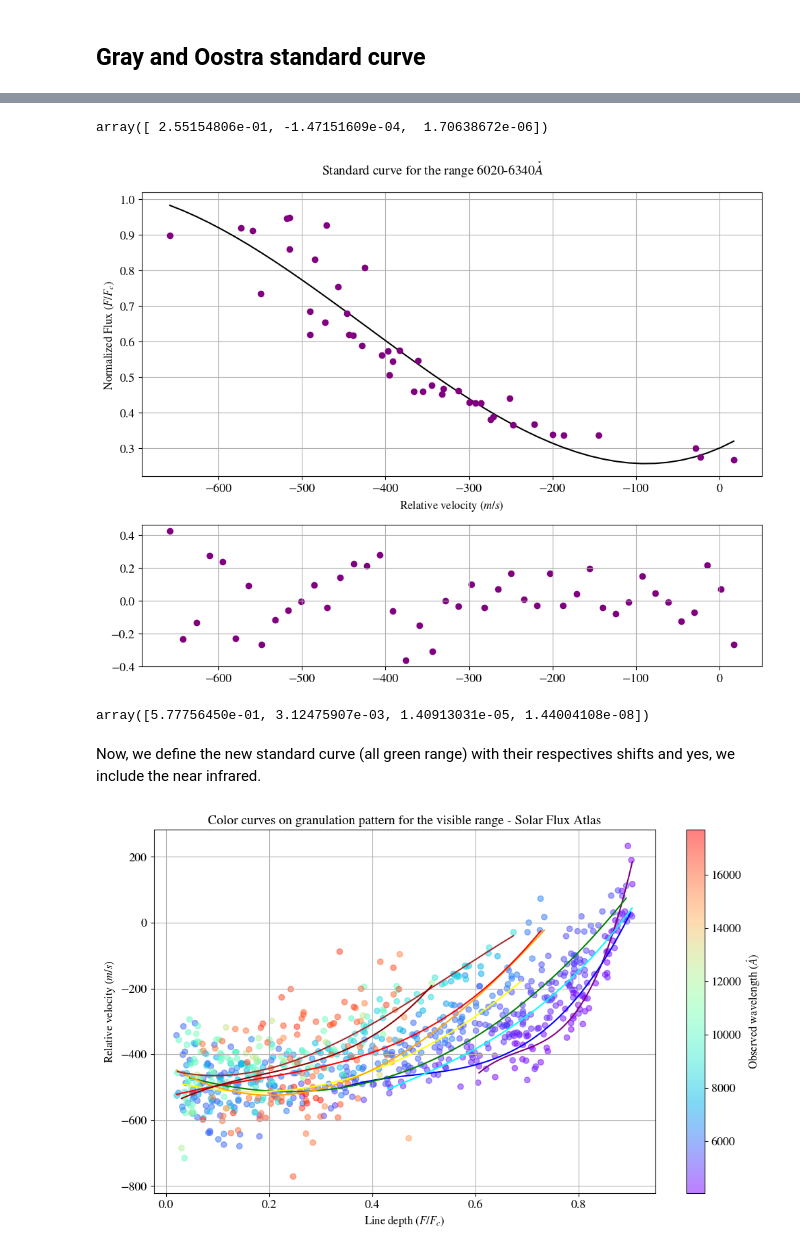
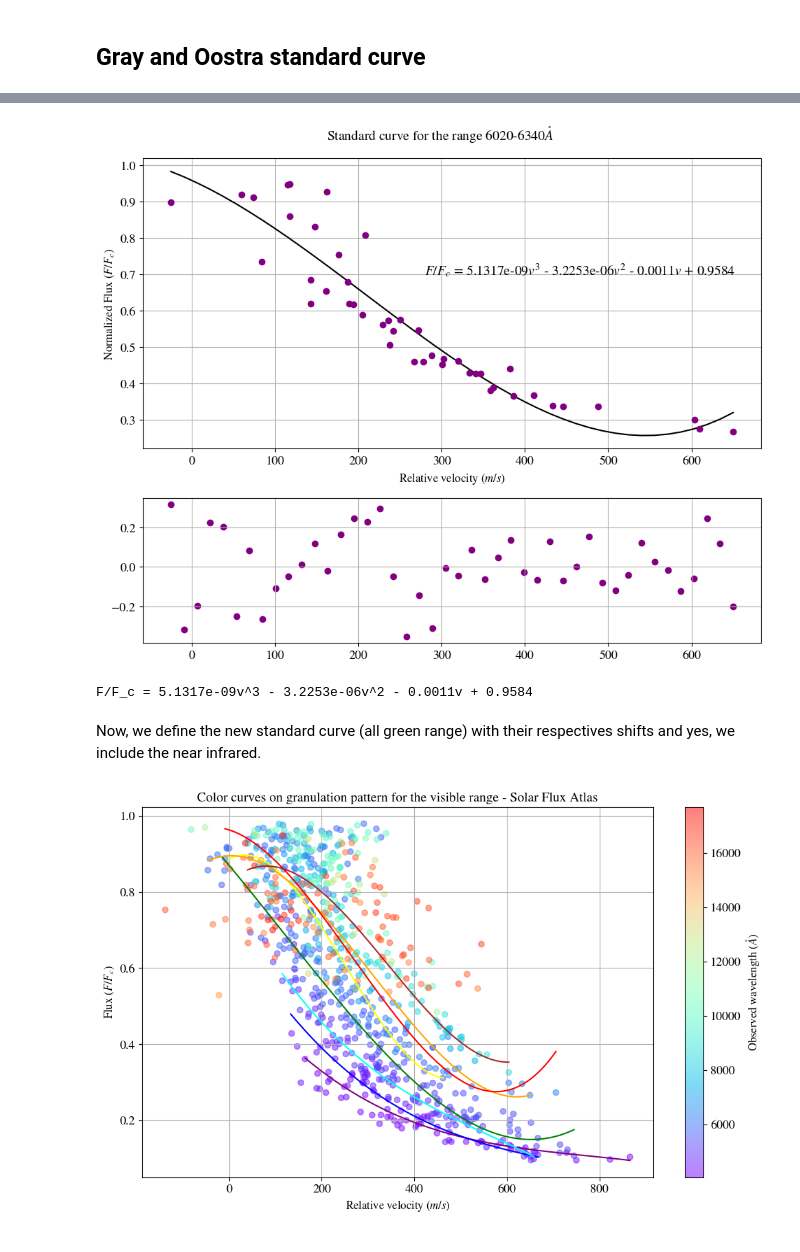
Before and after one commit to ccuellarn/Measurement-and-Characterization-of-Granulation-Patterns-in-the-IAG-Solar-Flux-Spectrum, a Jupyter notebook: Project/Characterization/Third signature/Standard_curves.ipynb, the cells around one changed output, grey strips where cells are left out. Cells and saved outputs as stored; diff of their text form; code cells hidden in the pictures.

Commit message:
Defined the standard curves

```diff
--- a/Project/Characterization/Third signature/Standard_curves.ipynb
+++ b/Project/Characterization/Third signature/Standard_curves.ipynb
@@ -155,19 +118,9 @@ fig.tight_layout()
-# %%
-data_curve = pd.DataFrame([])
-data_curve['Vel fit'] = vel_fit
-data_curve['Vel values'] = values_vel
-
-# data_curve.to_excel('standard_curve.xlsx',index=False)
-
-param
-# %% [output]
-array([ 2.55154806e-01, -1.47151609e-04,  1.70638672e-06])
 # %%
 #Ajuste de errores basados en los residuos del ajuste
-pol = Polynomial.fit(values_VIS_standard['Velocity'],values_VIS_standard['Flux'], 3)
+pol = Polynomial.fit(values_VIS_standard['Velocity']+633,values_VIS_standard['Flux'], 3)
 param = pol.convert().coef
-values_vel = np.linspace(min(values_VIS_standard['Velocity']), max(values_VIS_standard['Velocity']), len(values_VIS_standard['Velocity']))
-vel_fit = poly.polyval(values_vel,(param+param_res))
+values_vel = np.linspace(min(values_VIS_standard['Velocity']+633), max(values_VIS_standard['Velocity']+633), len(values_VIS_standard))
+vel_fit = poly.polyval(values_vel,param+param_res)
 
 residuos = (values_VIS_standard['Flux']) - vel_fit
 std_flux = np.std(residuos)
@@ -179,11 +132,11 @@ ax2 = axis[1]
 
 fig.suptitle(r'Standard curve for the range 6020-6340$\mathring{A}$',fontsize=14)
 
-ax1.errorbar(values_VIS_standard['Velocity'],values_VIS_standard['Flux'], capsize=6,fmt='o', color='purple')
-ax1.plot(values_vel,poly.polyval(values_vel,(param)),c='k')
+ax1.errorbar(values_VIS_standard['Velocity']+633,values_VIS_standard['Flux'], capsize=6,fmt='o', color='purple')
+ax1.plot(values_vel,pol(values_vel),c='k')
 ax1.set_ylabel(r'Normalized Flux $(F/F_{c})$',fontsize=12)
 ax1.set_xlabel(r'Relative velocity $(m/s)$',fontsize=12)
-# ax1.text(-380, 0.2, r'$F/F_c$ = {}$v^3$ + {}$v^2$ + {}$v$ + {}'.format(round(param[0],4),round(param[1],4),round(param[2],5),round(param[3],8)),color='k',fontsize=14)
+ax1.text(280, 0.7, r'$F/F_c$ = {}$v^3$ - {}$v^2$ - {}$v$ + {}'.format(round(param[3],14),-round(param[2],10),-round(param[1],4),round(param[0],4)),color='k',fontsize=14)
 ax1.grid()
 ax1.tick_params(axis='both',labelsize=13)
 
@@ -193,48 +146,60 @@ ax2.tick_params(axis='both',labelsize=13)
 
 
 fig.tight_layout()
-#plt.savefig('Calibracion.pdf')
+#plt.savefig('Calibration_standard_curve.pdf')
 # %% [output]
-[figure, old version]
+[figure, new version]
 # %%
-param+param_res
+print(r'F/F_c = {}v^3 - {}v^2 - {}v + {}'.format(round(param[3],14),-round(param[2],10),-round(param[1],4),round(param[0],4)))
 # %% [output]
-array([5.77756450e-01, 3.12475907e-03, 1.40913031e-05, 1.44004108e-08])
+F/F_c = 5.1317e-09v^3 - 3.2253e-06v^2 - 0.0011v + 0.9584
 # %% [markdown]
 Now, we define the new standard curve (all green range) with their respectives shifts and yes, we include the near infrared.
+# %%
+#Separate for range in colors for color fits
+
+values_ALL = [ ALL_data[ALL_data['Observed wavelength'].between(3800, 4270, inclusive='right')],
+                ALL_data[ALL_data['Observed wavelength'].between(4270, 4760, inclusive='right')],
+                ALL_data[ALL_data['Observed wavelength'].between(4760, 4970, inclusive='right')],
+                ALL_data[ALL_data['Observed wavelength'].between(4970, 5700, inclusive='right')],
+                ALL_data[ALL_data['Observed wavelength'].between(5700, 5810, inclusive='right')],
+                ALL_data[ALL_data['Observed wavelength'].between(5810, 6180, inclusive='right')],
+                ALL_data[ALL_data['Observed wavelength'].between(6180, 7800, inclusive='right')],
+                ALL_data[ALL_data['Observed wavelength'].between(7800, 10000, inclusive='right')],
+                ALL_data[ALL_data['Observed wavelength'].between(10000, 23000, inclusive='right')]]
 # %%
 #List for the data
 param_ALL = []
 fit_ALL = []
 
 fig5, ax = plt.subplots(1,1,figsize=(12,7))
 
 #Plot the cuadratic fit for each color
-for i in range(0,len(values_ALL)):
+for i in range(0,len(values_ALL)-1):
 
-    pol = Polynomial.fit(1-values_ALL[i]['Flux'], values_ALL[i]['Velocity'], 3)
+    pol = Polynomial.fit(values_ALL[i]['Velocity']+633,values_ALL[i]['Flux'], 3)
     param = pol.convert().coef
-    values_flux = np.linspace(min(1-values_ALL[i]['Flux']), max(1-values_ALL[i]['Flux']), len(1-values_ALL[i]['Flux']))
+    values_flux = np.linspace(min(values_ALL[i]['Velocity']+633), max(values_ALL[i]['Velocity']+633), len(values_ALL[i]))
     flux_fit = poly.polyval(values_flux,param)
 
     ax.plot(values_flux,flux_fit, color=colors_fit[i])
 
-    param_ALL.append(pd.DataFrame(param))
+    param_ALL.append(pd.DataFrame(param[-1::-1]))
     fit_ALL.append([values_flux,flux_fit])
 
-scatter = ax.scatter(1-ALL_data['Flux'],ALL_data['Velocity'],c=ALL_data["Observed wavelength"],cmap='rainbow',lw=1,marker='o', alpha=0.5)
+scatter = ax.scatter(ALL_data['Velocity']+633,ALL_data['Flux'],c=ALL_data["Observed wavelength"],cmap='rainbow',lw=1,marker='o', alpha=0.5)
 
 cbar = plt.colorbar(scatter, ax=ax)
-cbar.set_label(r'Observed wavelength $(\mathring{A})$', fontsize=12)
+cbar.set_label(r'Observed wavelength $(\mathring{A})$')
 
-ax.set_title('Color curves on granulation pattern for the visible range - Solar Flux Atlas',fontsize=14)
-ax.set_xlabel(r'Line depth $(F/F_{c})$',fontsize=12)
-ax.set_ylabel(r'Relative velocity $(m/s)$',fontsize=12)
+ax.set_title('Color curves on granulation pattern for the visible range - Solar Flux Atlas')
+ax.set_ylabel(r'Flux $(F/F_{c})$')
+ax.set_xlabel(r'Relative velocity $(m/s)$')
 ax.grid()
 
 # fig5.savefig('ColorCurves_VIS.pdf')
 # %% [output]
-[figure, old version]
+[figure, new version]
 # %%
 #Calculate te average and show the parameters
 parameters_ALL = pd.concat(param_ALL,axis=1)
```
Also changed, not shown: parts of 12 cells of this notebook.
